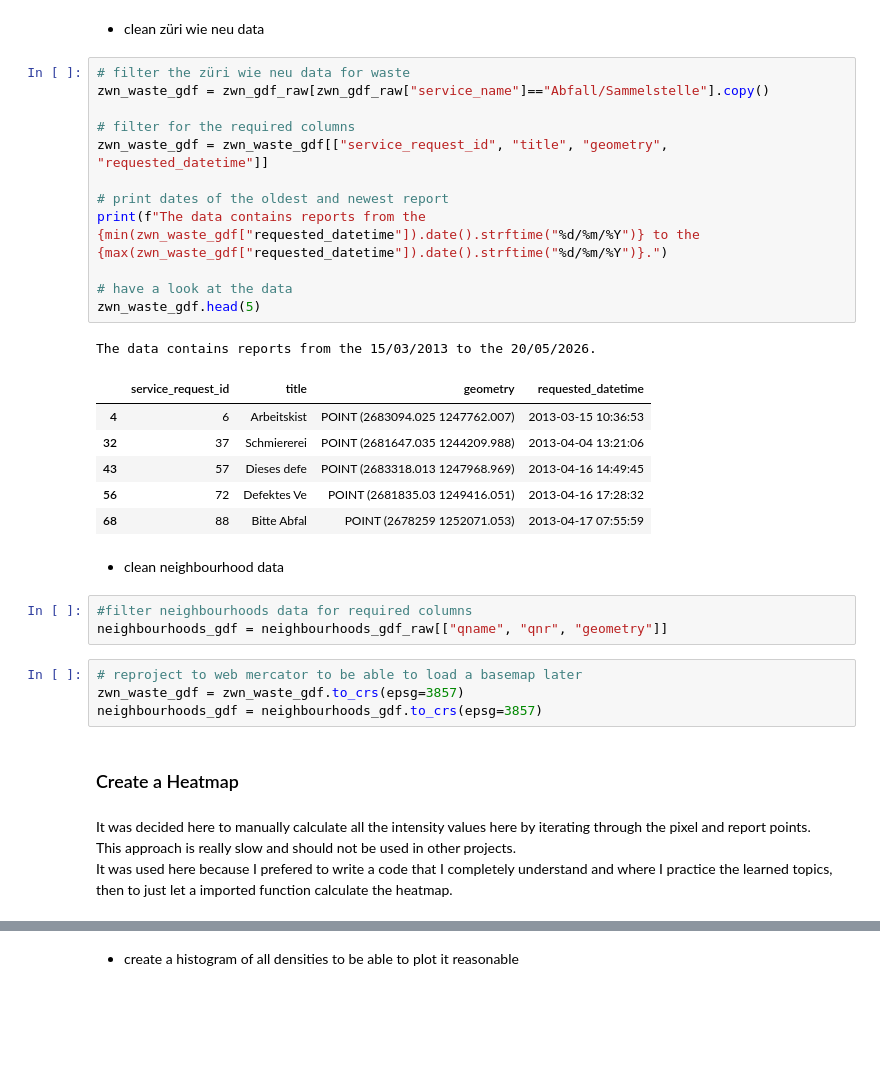
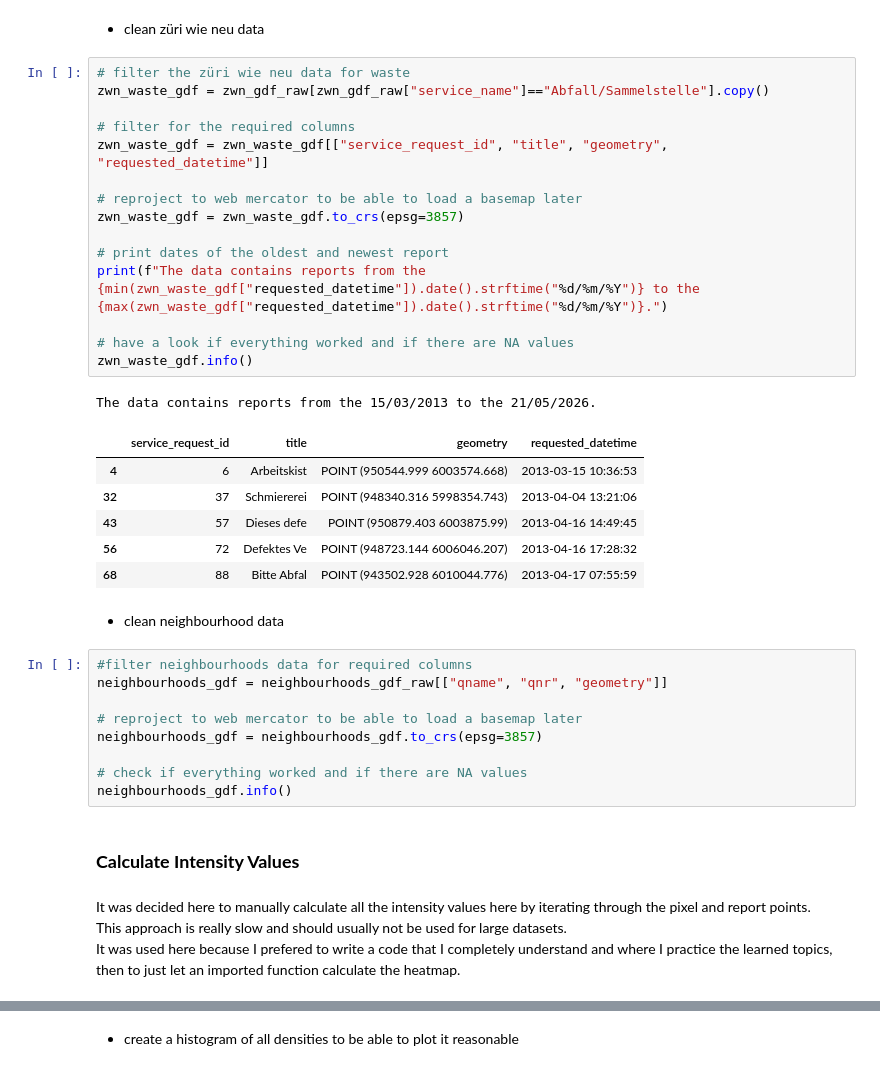
Before and after one commit to tiijb/sds_project, a Jupyter notebook: code/heatmap.ipynb, the cells around one changed output, grey strips where cells are left out. Drawn from its saved outputs; the diff is of its cells as text; blank space fills up the shorter version.

```diff
--- a/code/heatmap.ipynb
+++ b/code/heatmap.ipynb
@@ -55,37 +56,42 @@ neighbourhood data loaded sugessfully
 # %%
 # filter the züri wie neu data for waste
 zwn_waste_gdf = zwn_gdf_raw[zwn_gdf_raw["service_name"]=="Abfall/Sammelstelle"].copy()
 
 # filter for the required columns
 zwn_waste_gdf = zwn_waste_gdf[["service_request_id", "title", "geometry", "requested_datetime"]]
 
+# reproject to web mercator to be able to load a basemap later
+zwn_waste_gdf = zwn_waste_gdf.to_crs(epsg=3857)
+
 # print dates of the oldest and newest report
 print(f"The data contains reports from the {min(zwn_waste_gdf["requested_datetime"]).date().strftime("%d/%m/%Y")} to the {max(zwn_waste_gdf["requested_datetime"]).date().strftime("%d/%m/%Y")}.")
 
-# have a look at the data
-zwn_waste_gdf.head(5)
+# have a look if everything worked and if there are NA values
+zwn_waste_gdf.info()
 # %% [output]
-The data contains reports from the 15/03/2013 to the 20/05/2026.
+The data contains reports from the 15/03/2013 to the 21/05/2026.
 |  | service_request_id | title | geometry | requested_datetime |
-| 4 | 6 | Arbeitskist | POINT (2683094.025 1247762.007) | 2013-03-15 10:36:53 |
-| 32 | 37 | Schmiererei | POINT (2681647.035 1244209.988) | 2013-04-04 13:21:06 |
-| 43 | 57 | Dieses defe | POINT (2683318.013 1247968.969) | 2013-04-16 14:49:45 |
-| 56 | 72 | Defektes Ve | POINT (2681835.03 1249416.051) | 2013-04-16 17:28:32 |
-| 68 | 88 | Bitte Abfal | POINT (2678259 1252071.053) | 2013-04-17 07:55:59 |
+| 4 | 6 | Arbeitskist | POINT (950544.999 6003574.668) | 2013-03-15 10:36:53 |
+| 32 | 37 | Schmiererei | POINT (948340.316 5998354.743) | 2013-04-04 13:21:06 |
+| 43 | 57 | Dieses defe | POINT (950879.403 6003875.99) | 2013-04-16 14:49:45 |
+| 56 | 72 | Defektes Ve | POINT (948723.144 6006046.207) | 2013-04-16 17:28:32 |
+| 68 | 88 | Bitte Abfal | POINT (943502.928 6010044.776) | 2013-04-17 07:55:59 |
 # %% [markdown]
 - clean neighbourhood data
 # %%
 #filter neighbourhoods data for required columns
 neighbourhoods_gdf = neighbourhoods_gdf_raw[["qname", "qnr", "geometry"]]
+
+# reproject to web mercator to be able to load a basemap later
+neighbourhoods_gdf = neighbourhoods_gdf.to_crs(epsg=3857)
+
+# check if everything worked and if there are NA values
+neighbourhoods_gdf.info()
-# %%
-# reproject to web mercator to be able to load a basemap later
-zwn_waste_gdf = zwn_waste_gdf.to_crs(epsg=3857)
-neighbourhoods_gdf = neighbourhoods_gdf.to_crs(epsg=3857)
 # %% [markdown]
-### Create a Heatmap
+### **Calculate Intensity Values**
 # %% [markdown]
 It was decided here to manually calculate all the intensity values here by iterating through the pixel and report points.
-This approach is really slow and should not be used in other projects.
-It was used here because I prefered to write a code that I completely understand and where I practice the learned topics, then to just let a imported function calculate the heatmap.
+This approach is really slow and should usually not be used for large datasets.
+It was used here because I prefered to write a code that I completely understand and where I practice the learned topics, then to just let an imported function calculate the heatmap.
 # %%
 # decide for a resolution of the grid [m] and a radius [m] for the kernel which should be considered
```
Also changed, not shown: parts of 7 cells of this notebook.
